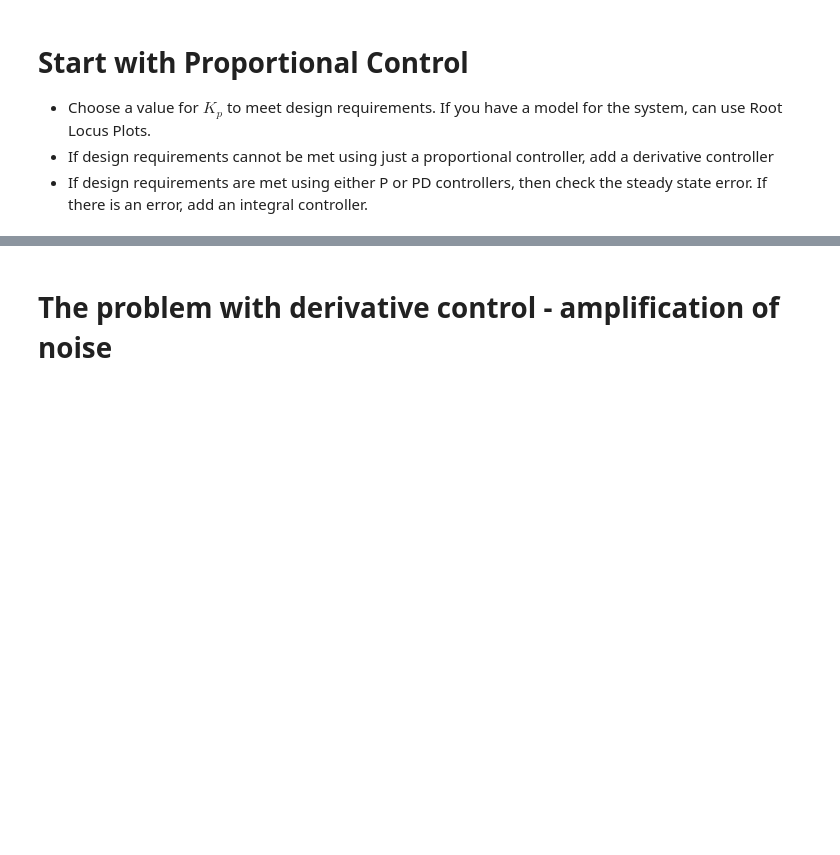
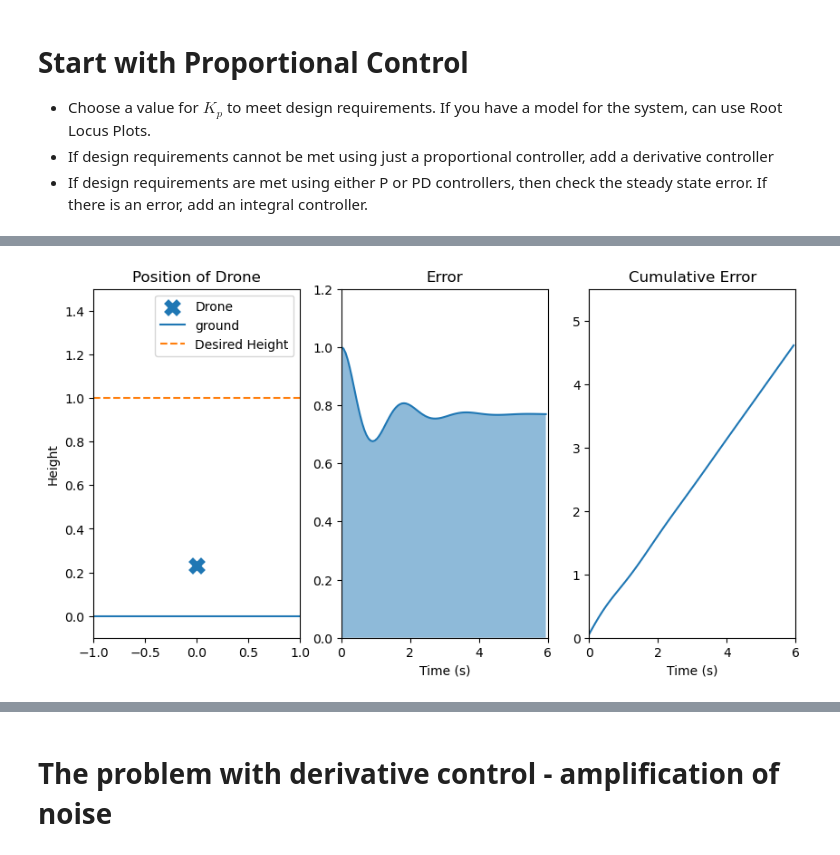
Before and after one commit to arneUofC/Unit-3---PID-control, a Jupyter notebook: Unit 3 - Part 1 - PID control intuition.ipynb, the cells around one changed output, grey strips where cells are left out. Cells and saved outputs as stored; diff of their text form; code cells hidden in the pictures; blank space fills up the shorter version.

```diff
--- a/Unit 3 - Part 1 - PID control intuition.ipynb
+++ b/Unit 3 - Part 1 - PID control intuition.ipynb
@@ -62,0 +111,49 @@ $$
+# %%
+P = ct.tf(1, [1, 2, 10])
+Kp = 3
+K = ct.tf(Kp,1)
+T = P*K/(1+P*K)
+S = 1/(1+P*K)
+
+N = 100
+duration = 6
+t = np.linspace(0,duration,N)
+t,y = ct.step_response(T,T=t)
+t,epsilon = ct.step_response(S,T=t)
+# %%
+# Define the meta data for the movie
+FFMpegWriter = manimation.writers['ffmpeg']
+metadata = dict(title='Proportional Control of Drone', artist='Matplotlib',
+                comment='visualize cumulative error when using proportional control')
+writer = FFMpegWriter(fps=15, metadata=metadata)
+
+
+fig, ax = plt.subplots(1,3, figsize=(10,5))
+with writer.saving(fig, "proportional_control_cumulative_error.mp4", 100):
+    for ii in range(N):
+        ax[0].clear()
+        ax[0].scatter(0, y[ii], s=100, marker='x', linewidth=5, label='Drone' )
+        ax[0].set_ylim(-0.1,1.5)
+        ax[0].set_xlim(-1,1)
+        ax[0].set_title('Position of Drone')
+        ax[0].set_ylabel('Height')
+        ax[0].plot([-1,1], [0, 0], label='ground')
+        ax[0].plot([-1, 1], [1, 1], '--', label='Desired Height')
+        ax[0].legend()
+        ax[1].clear()
+        ax[1].fill_between(t[0:ii], epsilon[0:ii], alpha=0.5)
+        ax[1].plot(t[0:ii], epsilon[0:ii])
+        ax[1].set_xlim(0,duration)
+        ax[1].set_ylim(0,1.2)
+        ax[1].set_title('Error')
+        ax[1].set_xlabel('Time (s)')
+        ax[2].clear()
+        ax[2].plot(t[0:ii], np.cumsum(epsilon[0:ii])*duration/N)
+        ax[2].set_xlim(0,duration)
+        ax[2].set_ylim(0,5.5)
+        ax[2].set_title('Cumulative Error')
+        ax[2].set_xlabel('Time (s)')
+
+        writer.grab_frame()
+# %% [output]
+[figure, added]
```
Also changed, not shown: parts of 32 cells of this notebook, 15 other files.
